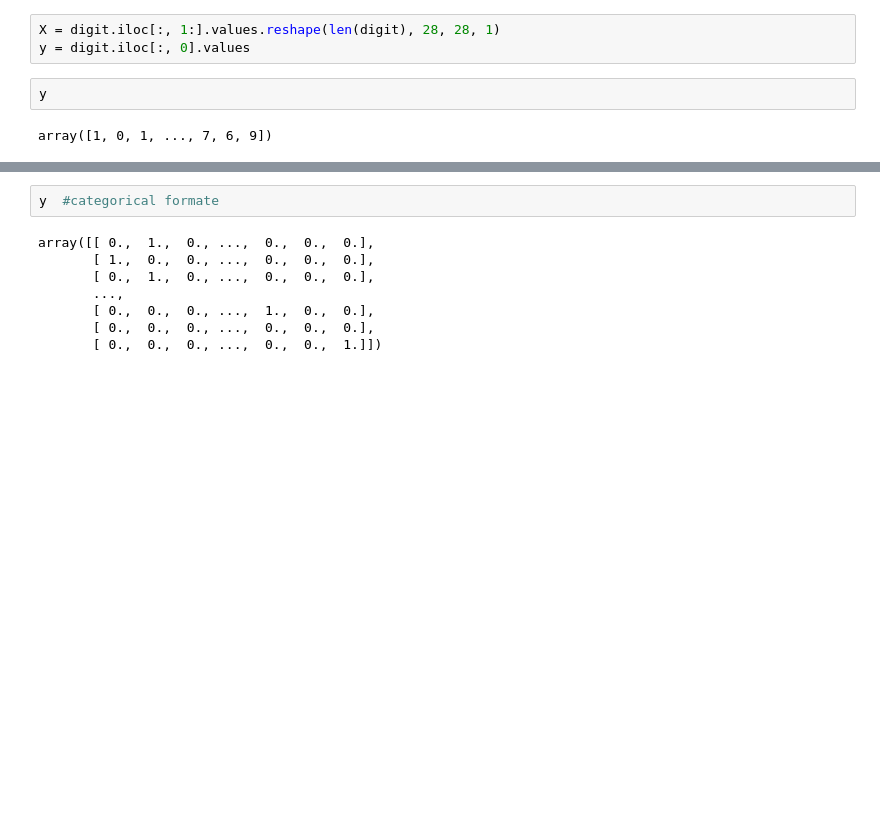
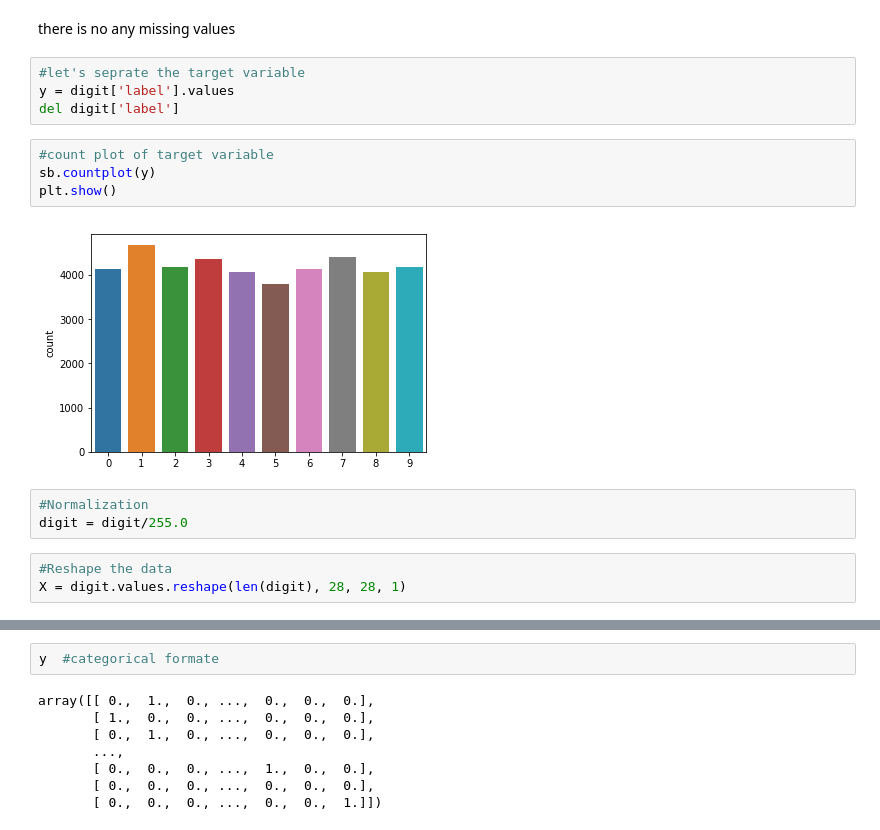
Before and after one commit to Suryanandsingh/MNIST-hand_writing-with-python, a Jupyter notebook: MNIST handwritten-keras with CNN.ipynb, the cells around one changed output, grey strips where cells are left out. Drawn from its saved outputs; the diff is of its cells as text; blank space fills up the shorter version.

```diff
--- a/MNIST handwritten-keras with CNN.ipynb
+++ b/MNIST handwritten-keras with CNN.ipynb
@@ -18,10 +35,21 @@ digit.shape
+# %% [markdown]
+there is no any missing values
+# %%
+#let's seprate the target variable
+y = digit['label'].values
+del digit['label']
+# %%
+#count plot of target variable
+sb.countplot(y)
+plt.show()
+# %% [output]
+[figure, added]
+# %%
+#Normalization
+digit = digit/255.0
 # %%
-X = digit.iloc[:, 1:].values.reshape(len(digit), 28, 28, 1)
-y = digit.iloc[:, 0].values
+#Reshape the data
+X = digit.values.reshape(len(digit), 28, 28, 1)
-# %%
-y
-# %% [output]
-array([1, 0, 1, ..., 7, 6, 9])
 # %%
 #Converting target to categorical features
 from keras.utils.np_utils import to_categorical
```
Also changed, not shown: parts of 26 cells of this notebook.
